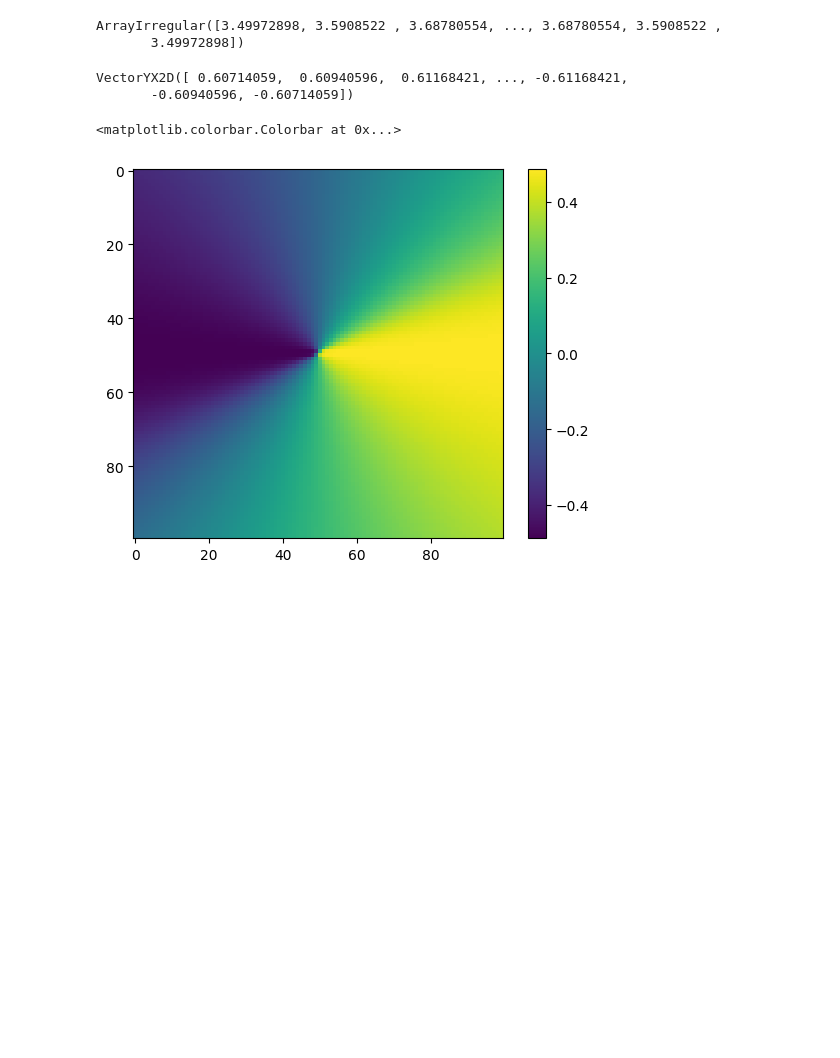
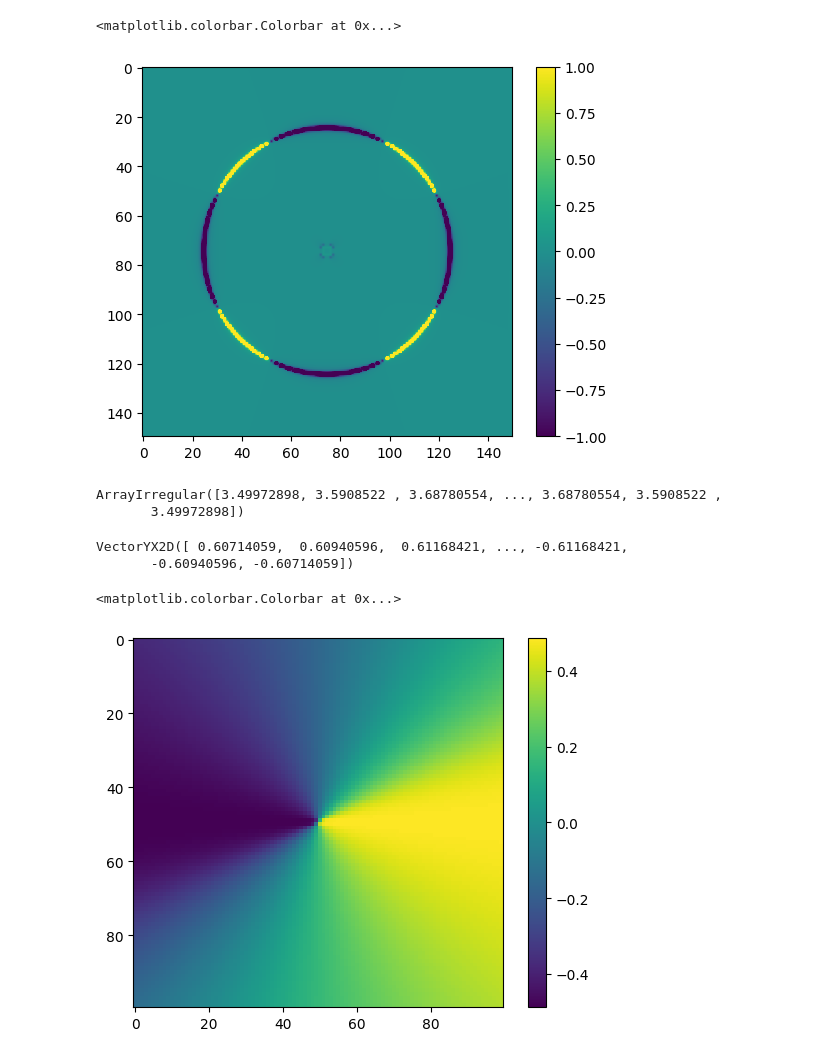
Before and after one commit to Jammy2211/PyAutoGalaxy, a Jupyter notebook: test_dPIE_lenstool.ipynb, the cells around one changed output. Cells and saved outputs as stored; diff of their text form; code cells hidden in the pictures; blank space fills up the shorter version.

```diff
--- a/test_dPIE_lenstool.ipynb
+++ b/test_dPIE_lenstool.ipynb
@@ -412,6 +536,12 @@ mass_dpiemdsph = dPIEMDSph(
     rs=10000,
     b0=1.0
 )
+# %%
+plt.imshow(mass_dpiemdsph.magnification_2d_from(grid=grid).native-mass_dpiemdsph.analytical_magnification_2d_from(grid=grid).native,vmax=1.0,vmin=-1.0)
+plt.colorbar()
+# %% [output]
+<matplotlib.colorbar.Colorbar at 0x...>
+[figure, added]
 # %%
 mass_sie = al.mp.Isothermal(
     centre=(0,0),
```
Also changed, not shown: parts of 13 cells of this notebook.
